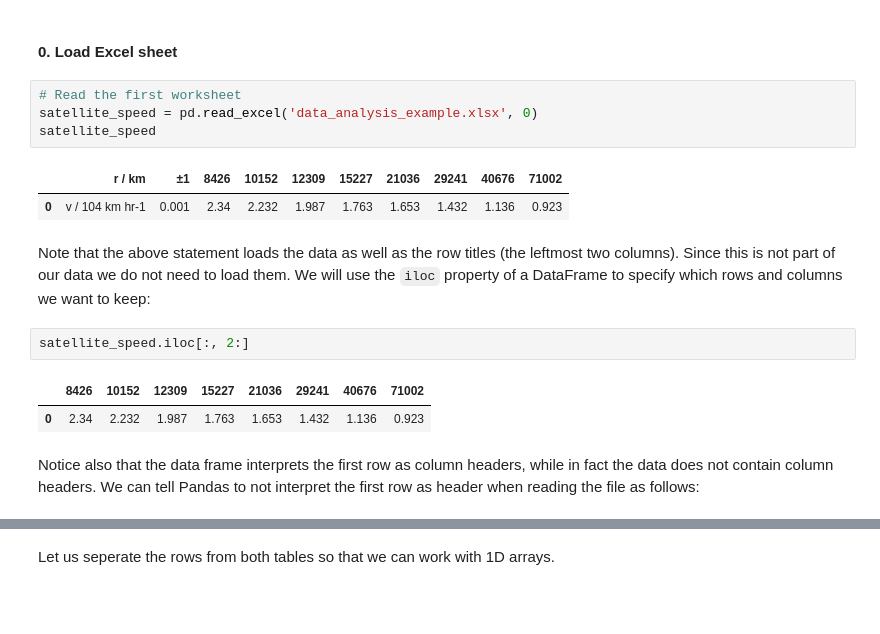
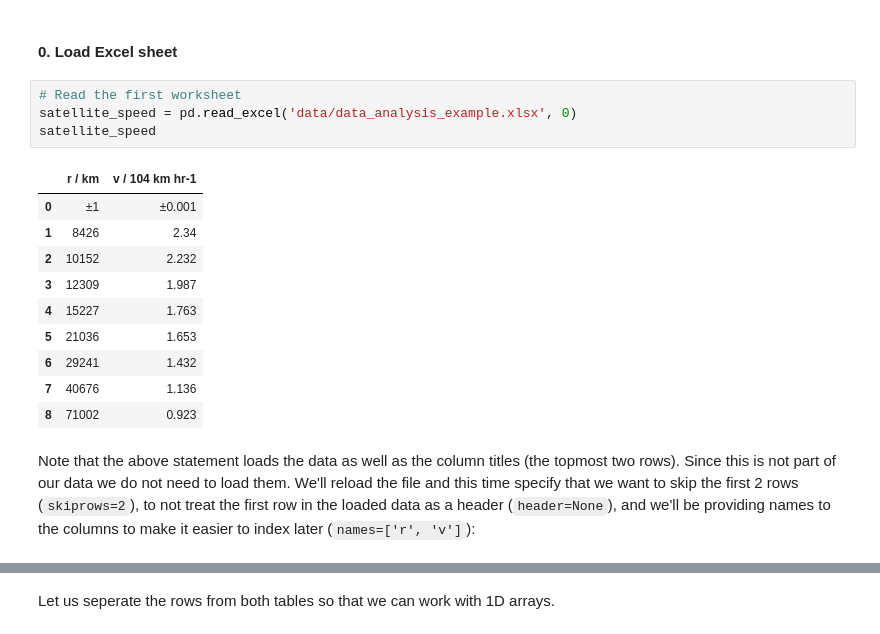
Before and after one commit to uom-lectures/PHY2230, a Jupyter notebook: data_analysis_example.ipynb, the cells around one changed output, grey strips where cells are left out. Saved outputs shown, nothing was run; the diff lists cells and outputs as text; blank space fills up the shorter version.

```diff
--- a/data_analysis_example.ipynb
+++ b/data_analysis_example.ipynb
@@ -44,17 +44,18 @@ import numpy as np
  #### 0. Load Excel sheet
 # %%
 # Read the first worksheet
-satellite_speed = pd.read_excel('data_analysis_example.xlsx', 0)
+satellite_speed = pd.read_excel('data/data_analysis_example.xlsx', 0)
 satellite_speed
 # %% [output]
-|  | r / km | ±1 | 8426 | 10152 | 12309 | 15227 | 21036 | 29241 | 40676 | 71002 |
-| 0 | v / 104 km hr-1 | 0.001 | 2.34 | 2.232 | 1.987 | 1.763 | 1.653 | 1.432 | 1.136 | 0.923 |
+|  | r / km | v / 104 km hr-1 |
+| 0 | ±1 | ±0.001 |
+| 1 | 8426 | 2.34 |
+| 2 | 10152 | 2.232 |
+| 3 | 12309 | 1.987 |
+| 4 | 15227 | 1.763 |
+| 5 | 21036 | 1.653 |
+| 6 | 29241 | 1.432 |
+| 7 | 40676 | 1.136 |
+| 8 | 71002 | 0.923 |
 # %% [markdown]
-Note that the above statement loads the data as well as the row titles (the leftmost two columns). Since this is not part of our data we do not need to load them. We will use the `iloc` property of a DataFrame to specify which rows and columns we want to keep:
+Note that the above statement loads the data as well as the column titles (the topmost two rows). Since this is not part of our data we do not need to load them. We'll reload the file and this time specify that we want to skip the first 2 rows (`skiprows=2`), to not treat the first row in the loaded data as a header (`header=None`), and we'll be providing names to the columns to make it easier to index later (`names=['r', 'v']`):
-# %%
-satellite_speed.iloc[:, 2:]
-# %% [output]
-|  | 8426 | 10152 | 12309 | 15227 | 21036 | 29241 | 40676 | 71002 |
-| 0 | 2.34 | 2.232 | 1.987 | 1.763 | 1.653 | 1.432 | 1.136 | 0.923 |
-# %% [markdown]
-Notice also that the data frame interprets the first row as column headers, while in fact the data does not contain column headers. We can tell Pandas to not interpret the first row as header when reading the file as follows:
```
Also changed, not shown: parts of 8 cells of this notebook, 7 other files.
